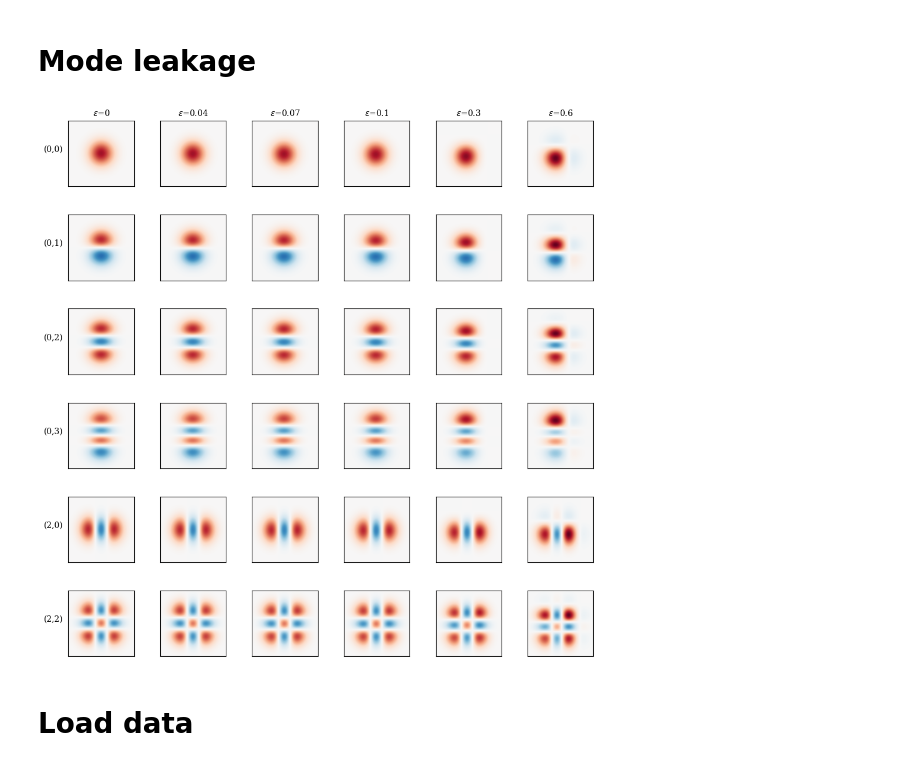
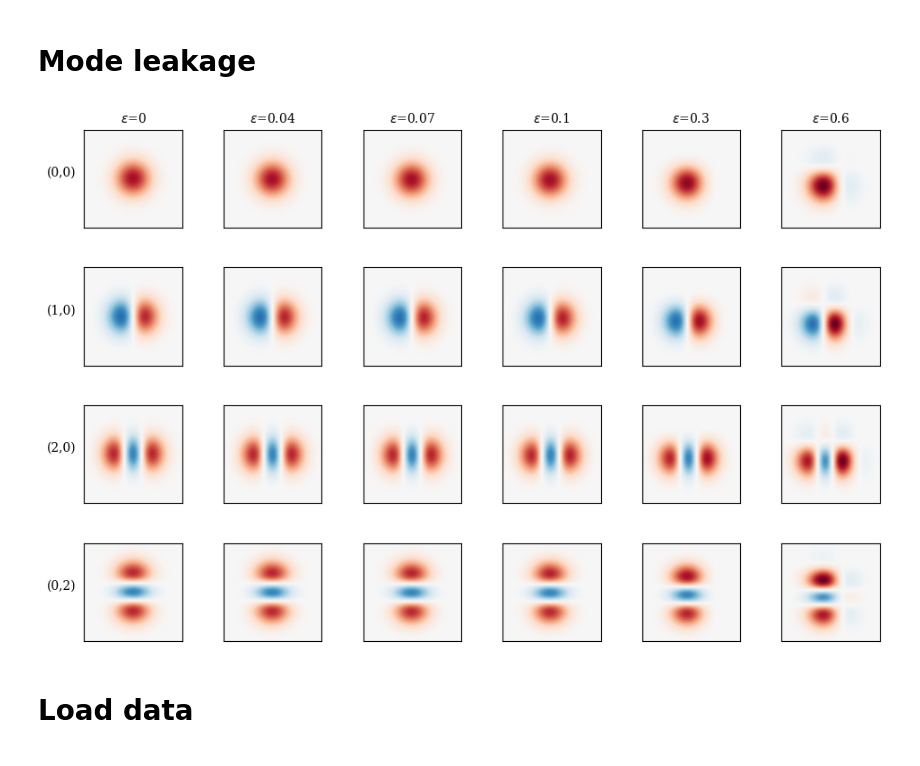
Before and after one commit to jernejfrank/rayfish, a Jupyter notebook: examples/3_point_sources/mixing_modes/simulation.ipynb, the cells around one changed output. Cells and saved outputs as stored; diff of their text form; code cells hidden in the pictures.

```diff
--- a/examples/3_point_sources/mixing_modes/simulation.ipynb
+++ b/examples/3_point_sources/mixing_modes/simulation.ipynb
@@ -37,29 +37,26 @@ continuous_cmaps = [
 # %%
 %matplotlib inline
 # %%
-selected_eps = [0.0, 0.04, 0.07, 0.1, 0.3, 0.6]
+selected_eps = EPS_INTERVAL[:-1]
 # %% [markdown]
 # Mode leakage
 # %%
-md = 4
 fig, _ = plot_mode_mixing_sweep(
-    measurement_basis(md),
+    measurement_basis(MODE_DEGREE),
     selected_eps,
     _mix_modes_via_unitary,
-    mode_degree=md,
-    mode_indices=[
-        i * md + j for (i, j) in [(0, 0), (0, 1), (0, 2), (0, 3), (2, 0), (2, 2)]
-    ],
+    mode_degree=MODE_DEGREE,
+    mode_indices=[i * MODE_DEGREE + j for (i, j) in IMPORTANT_MODES],
 )
 
-# fig.savefig(
-#     f"mixed_modes.{FORMAT}",
-#     format=FORMAT,
-#     bbox_inches="tight",
-# )
+fig.savefig(
+    f"mixed_modes.{FORMAT}",
+    format=FORMAT,
+    bbox_inches="tight",
+)
 plt.show()
 # %% [output]
-[figure, old version]
+[figure, new version]
 # %% [markdown]
 # Load data
 # %%
```
Also changed, not shown: parts of 10 cells of this notebook, 26 other files.
